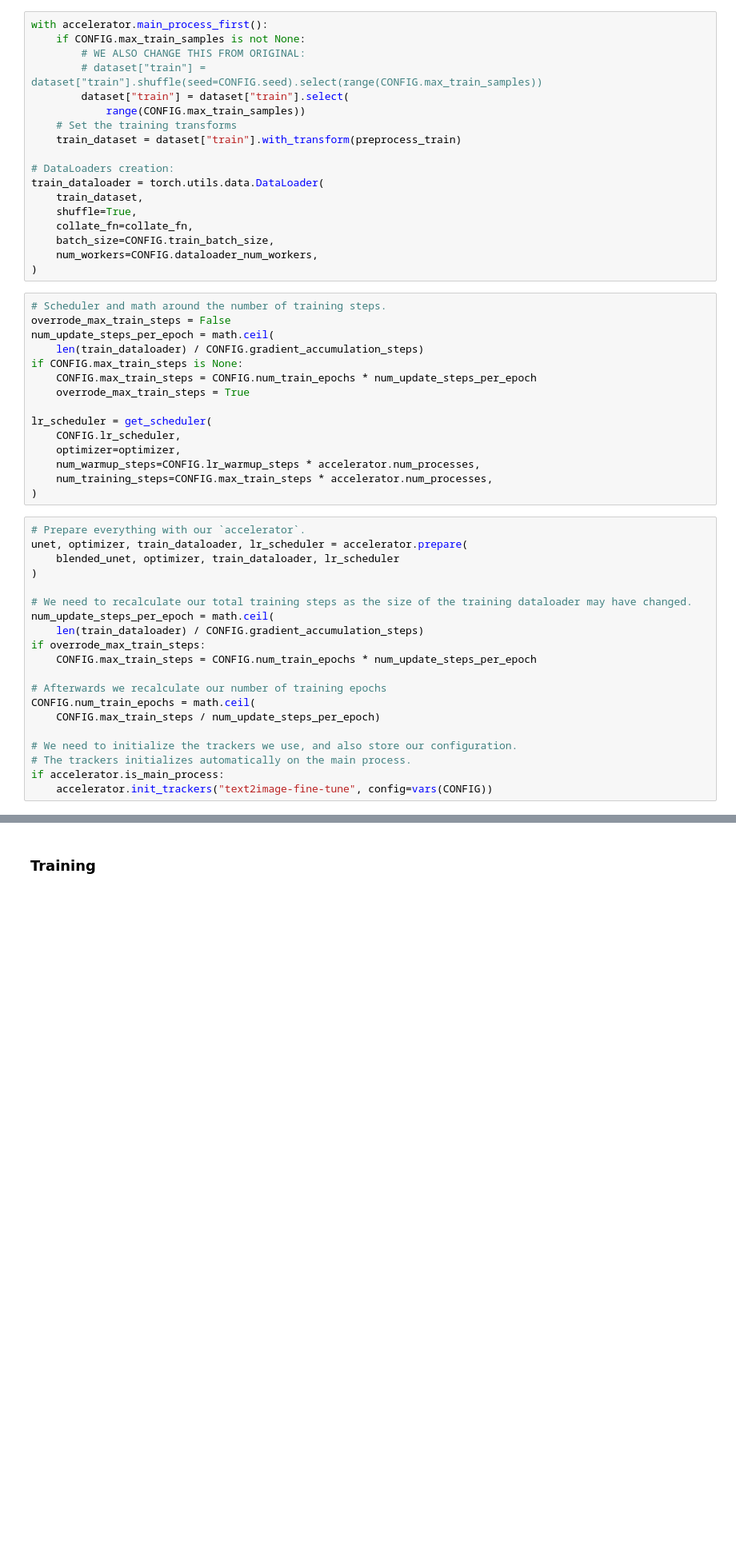
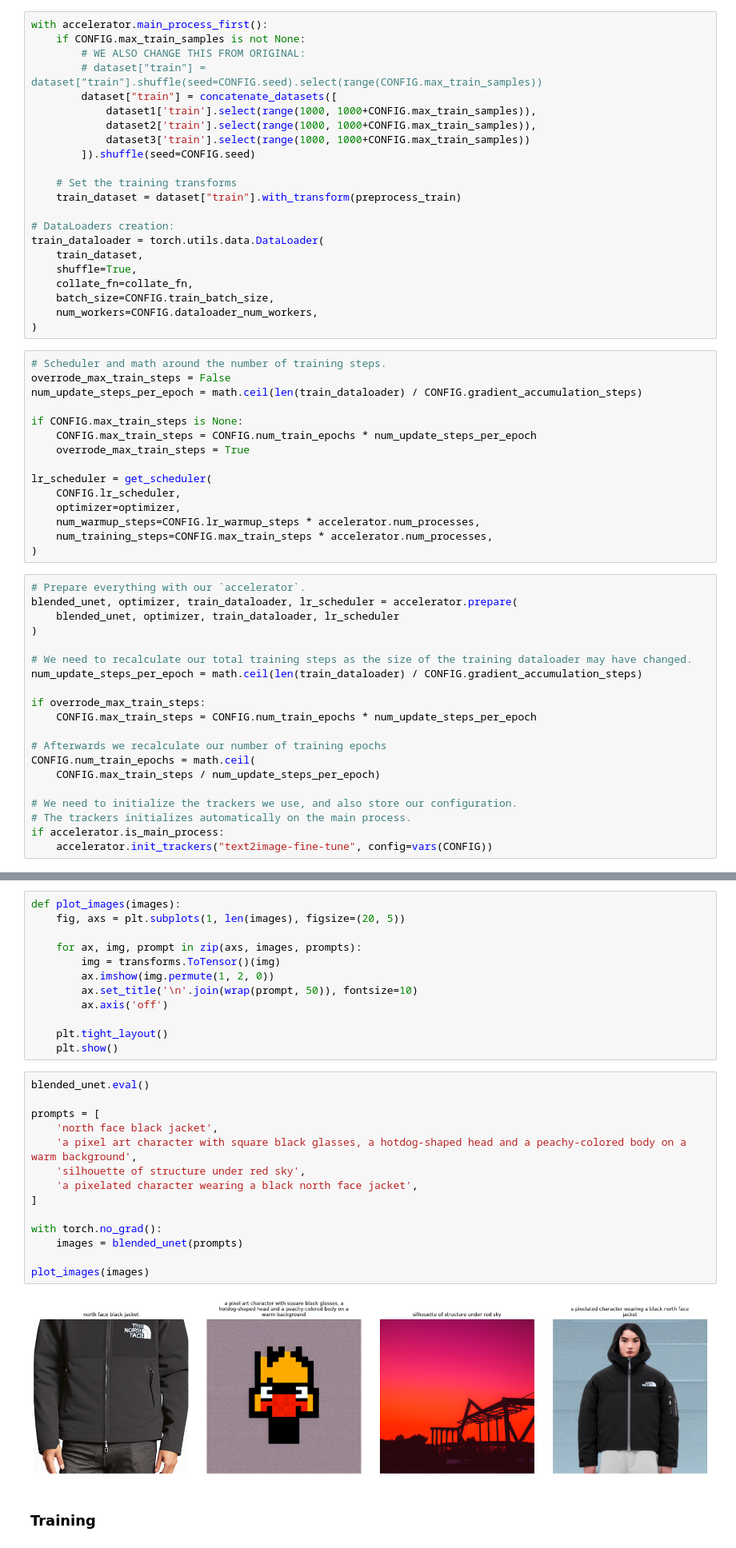
Before and after one commit to TrevorAshby/DiffusionOfExperts, a Jupyter notebook: MoEBlend.ipynb, the cells around one changed output, grey strips where cells are left out. Shown at 80% size. Saved outputs shown, nothing was run; the diff lists cells and outputs as text; blank space fills up the shorter version.

```diff
--- a/MoEBlend.ipynb
+++ b/MoEBlend.ipynb
@@ -546,8 +541,12 @@ with accelerator.main_process_first():
     if CONFIG.max_train_samples is not None:
         # WE ALSO CHANGE THIS FROM ORIGINAL:
         # dataset["train"] = dataset["train"].shuffle(seed=CONFIG.seed).select(range(CONFIG.max_train_samples))
-        dataset["train"] = dataset["train"].select(
-            range(CONFIG.max_train_samples))
+        dataset["train"] = concatenate_datasets([
+            dataset1['train'].select(range(1000, 1000+CONFIG.max_train_samples)),
+            dataset2['train'].select(range(1000, 1000+CONFIG.max_train_samples)),
+            dataset3['train'].select(range(1000, 1000+CONFIG.max_train_samples))
+        ]).shuffle(seed=CONFIG.seed)
+
     # Set the training transforms
     train_dataset = dataset["train"].with_transform(preprocess_train)
 
@@ -562,8 +561,8 @@ train_dataloader = torch.utils.data.DataLoader(
 # %%
 # Scheduler and math around the number of training steps.
 overrode_max_train_steps = False
-num_update_steps_per_epoch = math.ceil(
-    len(train_dataloader) / CONFIG.gradient_accumulation_steps)
+num_update_steps_per_epoch = math.ceil(len(train_dataloader) / CONFIG.gradient_accumulation_steps)
+
 if CONFIG.max_train_steps is None:
     CONFIG.max_train_steps = CONFIG.num_train_epochs * num_update_steps_per_epoch
     overrode_max_train_steps = True
@@ -576,13 +575,13 @@ lr_scheduler = get_scheduler(
 )
 # %%
 # Prepare everything with our `accelerator`.
-unet, optimizer, train_dataloader, lr_scheduler = accelerator.prepare(
+blended_unet, optimizer, train_dataloader, lr_scheduler = accelerator.prepare(
     blended_unet, optimizer, train_dataloader, lr_scheduler
 )
 
 # We need to recalculate our total training steps as the size of the training dataloader may have changed.
-num_update_steps_per_epoch = math.ceil(
-    len(train_dataloader) / CONFIG.gradient_accumulation_steps)
+num_update_steps_per_epoch = math.ceil(len(train_dataloader) / CONFIG.gradient_accumulation_steps)
+
 if overrode_max_train_steps:
     CONFIG.max_train_steps = CONFIG.num_train_epochs * num_update_steps_per_epoch
 
@@ -609,3 +603,31 @@ View run at https://wandb.ai/faustotnc/text2image-fine-tune/runs/tkjgp7iv
+# %%
+def plot_images(images):
+    fig, axs = plt.subplots(1, len(images), figsize=(20, 5))
+
+    for ax, img, prompt in zip(axs, images, prompts):
+        img = transforms.ToTensor()(img)
+        ax.imshow(img.permute(1, 2, 0))
+        ax.set_title('\n'.join(wrap(prompt, 50)), fontsize=10)
+        ax.axis('off')
+
+    plt.tight_layout()
+    plt.show()
+# %%
+blended_unet.eval()
+
+prompts = [
+    'north face black jacket',
+    'a pixel art character with square black glasses, a hotdog-shaped head and a peachy-colored body on a warm background',
+    'silhouette of structure under red sky',
+    'a pixelated character wearing a black north face jacket',
+]
+
+with torch.no_grad():
+    images = blended_unet(prompts)
+
+plot_images(images)
+# %% [output]
+[figure, added]
 # %% [markdown]
 ### Training
 # %%
```
Also changed, not shown: parts of 21 cells of this notebook, 1 other file.
